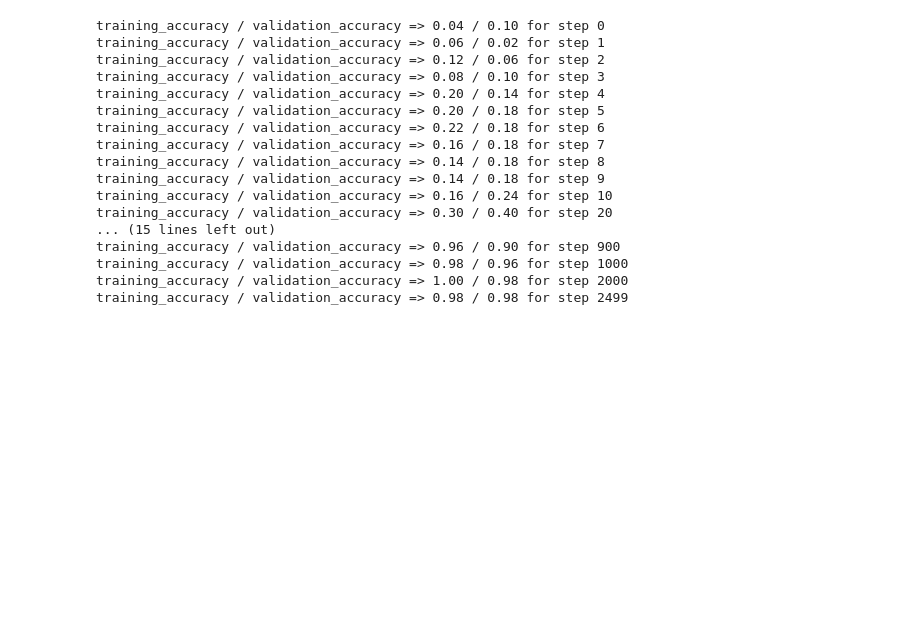
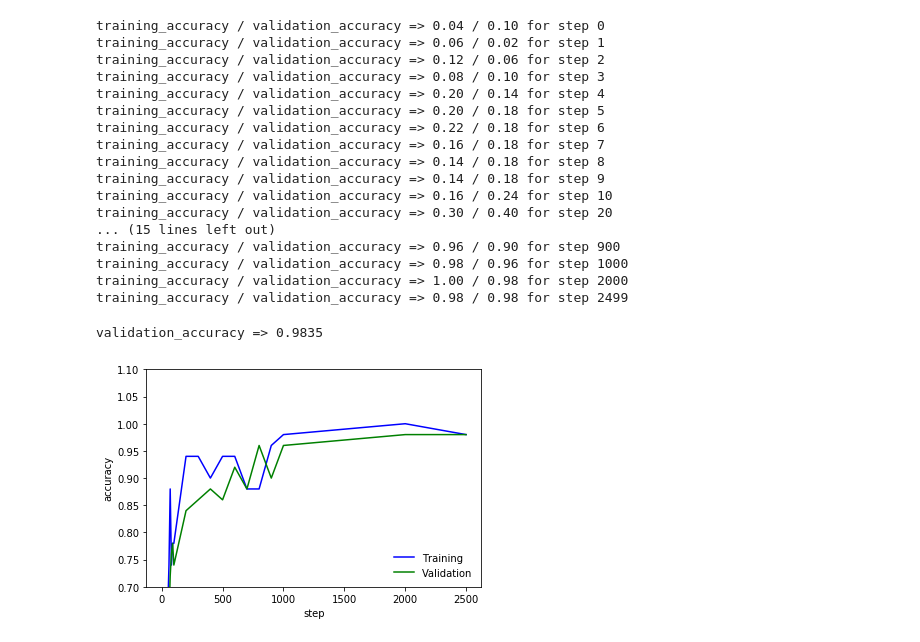
Before and after one commit to tlenglin/kaggle---digit-recognizer-project, a Jupyter notebook: kernel/Digit Recognizer.ipynb, the cells around one changed output. Drawn from its saved outputs; the diff is of its cells as text; code cells hidden in the pictures; blank space fills up the shorter version.

```diff
--- a/kernel/Digit Recognizer.ipynb
+++ b/kernel/Digit Recognizer.ipynb
@@ -442,3 +442,17 @@ training_accuracy / validation_accuracy => 0.96 / 0.90 for step 900
 training_accuracy / validation_accuracy => 0.98 / 0.96 for step 1000
 training_accuracy / validation_accuracy => 1.00 / 0.98 for step 2000
 training_accuracy / validation_accuracy => 0.98 / 0.98 for step 2499
+# %%
+if (2000):
+    validation_accuracy = accuracy.eval(feed_dict={x: validation_images, y_: validation_labels, keep_prob: 1.0})
+    print('validation_accuracy => %.4f' %validation_accuracy)
+    plt.plot(x_range, train_accuracies, '-b', label='Training')
+    plt.plot(x_range, validation_accuracies, '-g', label='Validation')
+    plt.legend(loc='lower right', frameon=False)
+    plt.ylim(ymax = 1.1, ymin = 0.7)
+    plt.ylabel('accuracy')
+    plt.xlabel('step')
+    plt.show
+# %% [output]
+validation_accuracy => 0.9835
+[figure, added]
```
Also changed, not shown: parts of 5 cells of this notebook, 1 other file.
